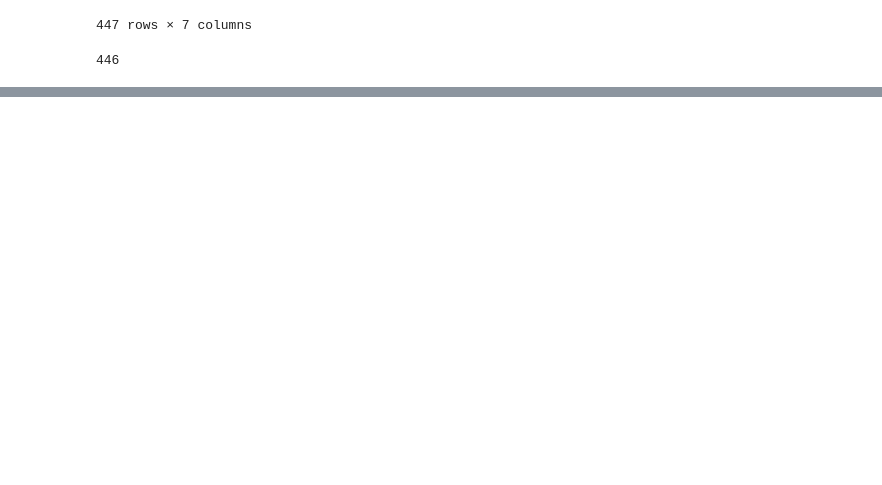
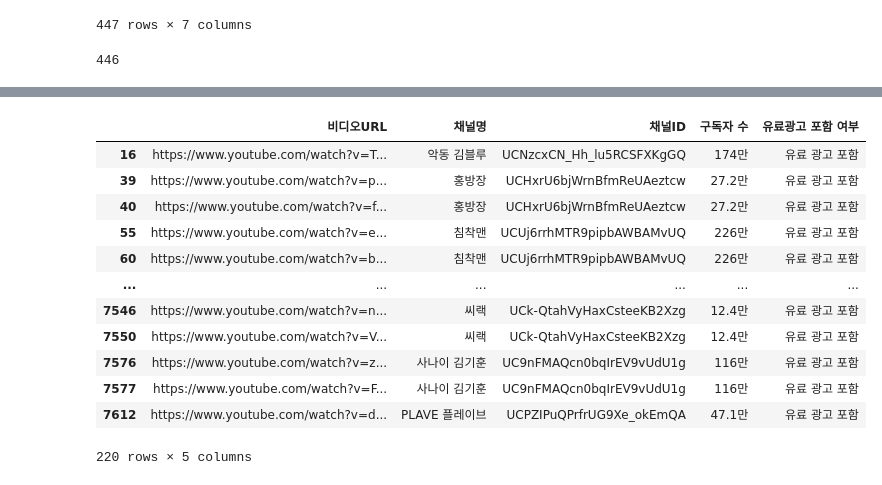
Before and after one commit to yerinsally/Sandbox, a Jupyter notebook: crawling/gaming_ad.ipynb, the cells around one changed output, grey strips where cells are left out. Cells and saved outputs as stored; diff of their text form; code cells hidden in the pictures; blank space fills up the shorter version.

```diff
--- a/crawling/gaming_ad.ipynb
+++ b/crawling/gaming_ad.ipynb
@@ -327,0 +553,17 @@ driver.quit()
+# %%
+final = gaming_df_2[(gaming_df_2['유료광고 포함 여부'] == '유료 광고 포함')]
+final
+# %% [output]
+|  | 비디오URL | 채널명 | 채널ID | 구독자 수 | 유료광고 포함 여부 |
+| 16 | https://www.youtube.com/watch?v=T... | 악동 김블루 | UCNzcxCN_Hh_lu5RCSFXKgGQ | 174만 | 유료 광고 포함 |
+| 39 | https://www.youtube.com/watch?v=p... | 홍방장 | UCHxrU6bjWrnBfmReUAeztcw | 27.2만 | 유료 광고 포함 |
+| 40 | https://www.youtube.com/watch?v=f... | 홍방장 | UCHxrU6bjWrnBfmReUAeztcw | 27.2만 | 유료 광고 포함 |
+| 55 | https://www.youtube.com/watch?v=e... | 침착맨 | UCUj6rrhMTR9pipbAWBAMvUQ | 226만 | 유료 광고 포함 |
+| 60 | https://www.youtube.com/watch?v=b... | 침착맨 | UCUj6rrhMTR9pipbAWBAMvUQ | 226만 | 유료 광고 포함 |
+| ... | ... | ... | ... | ... | ... |
+| 7546 | https://www.youtube.com/watch?v=n... | 씨랙 | UCk-QtahVyHaxCsteeKB2Xzg | 12.4만 | 유료 광고 포함 |
+| 7550 | https://www.youtube.com/watch?v=V... | 씨랙 | UCk-QtahVyHaxCsteeKB2Xzg | 12.4만 | 유료 광고 포함 |
+| 7576 | https://www.youtube.com/watch?v=z... | 사나이 김기훈 | UC9nFMAQcn0bqIrEV9vUdU1g | 116만 | 유료 광고 포함 |
+| 7577 | https://www.youtube.com/watch?v=F... | 사나이 김기훈 | UC9nFMAQcn0bqIrEV9vUdU1g | 116만 | 유료 광고 포함 |
+| 7612 | https://www.youtube.com/watch?v=d... | PLAVE 플레이브 | UCPZIPuQPrfrUG9Xe_okEmQA | 47.1만 | 유료 광고 포함 |
+220 rows × 5 columns
```
Also changed, not shown: parts of 17 cells of this notebook.
